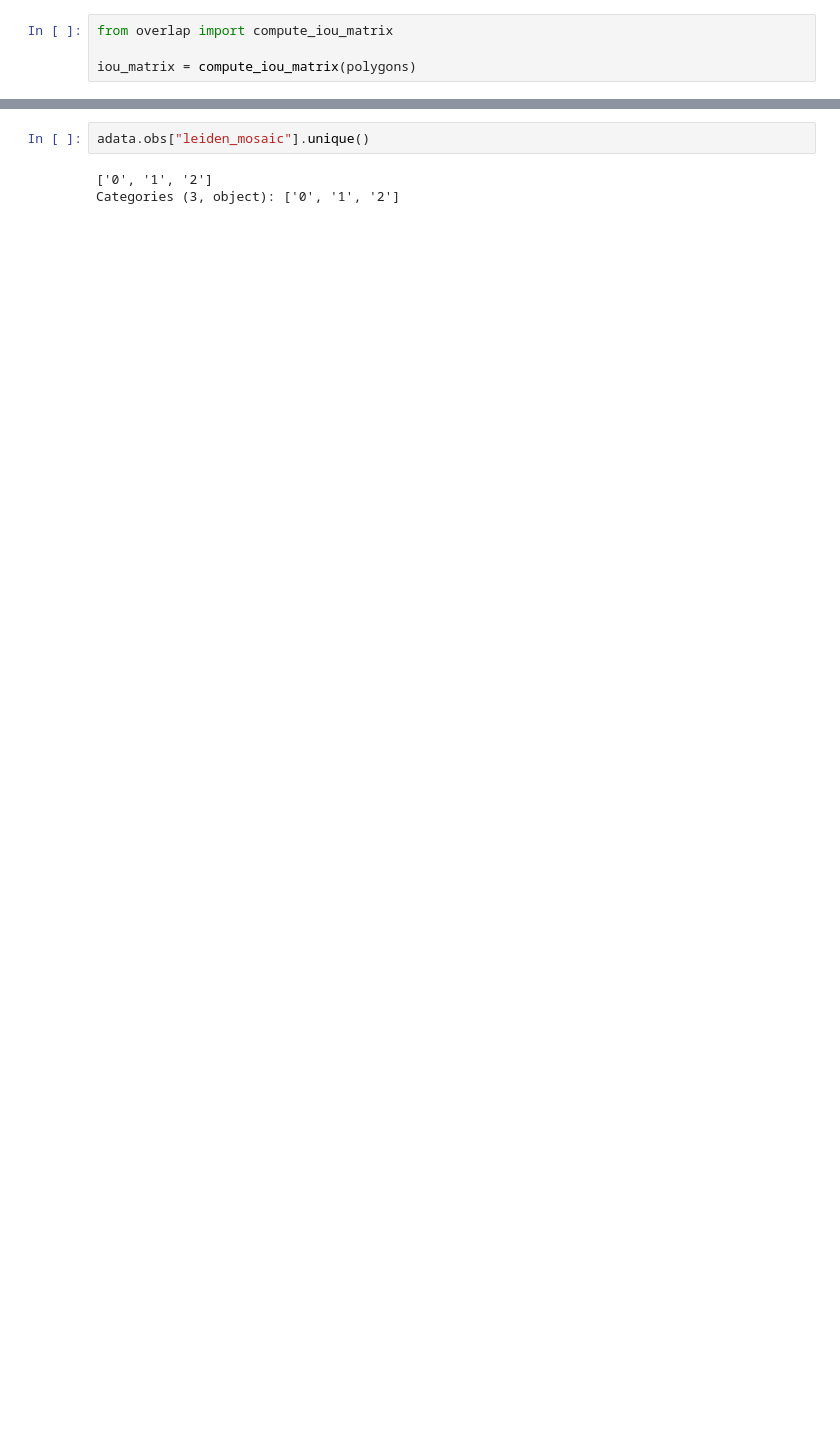
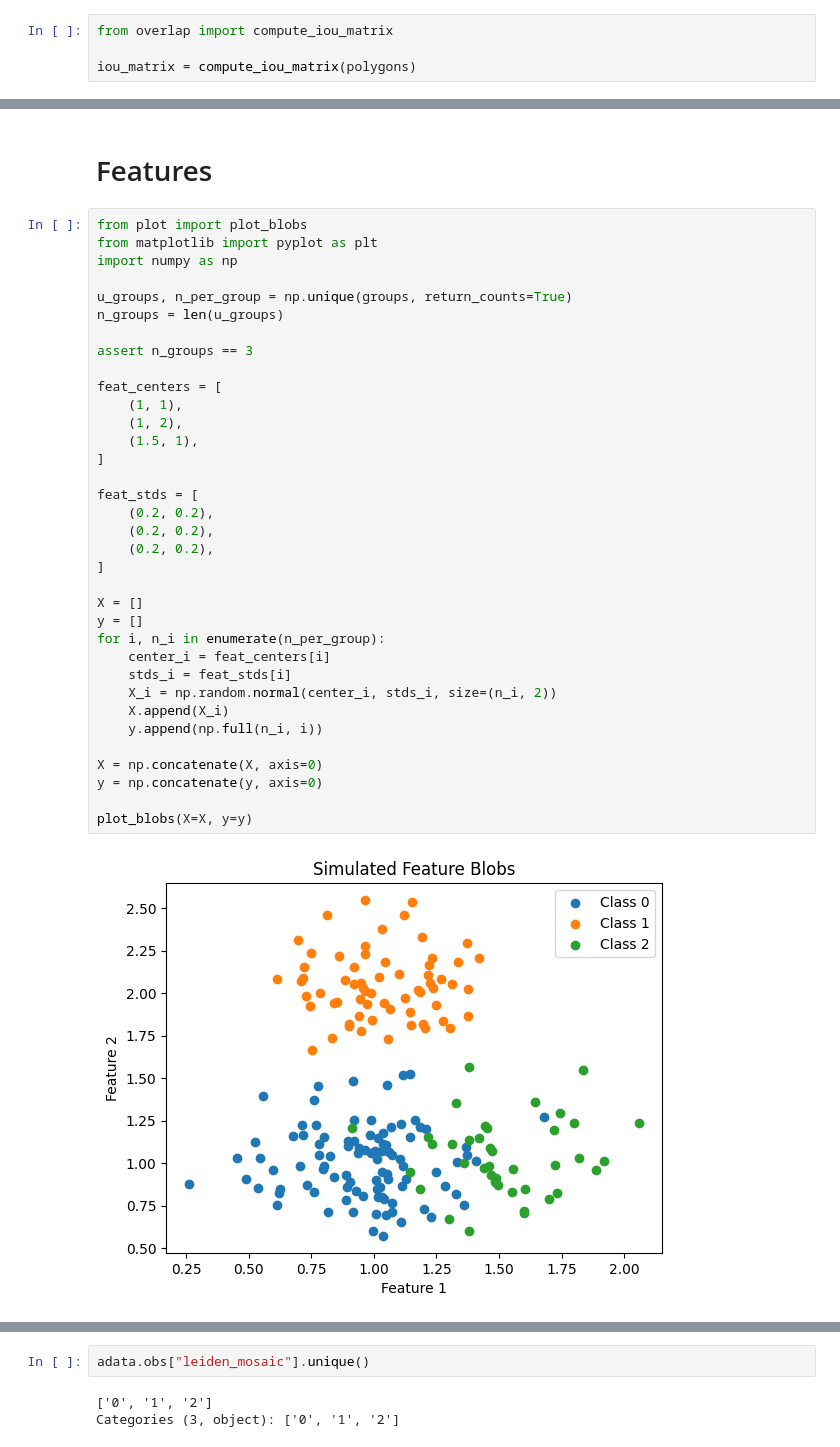
Before and after one commit to jonathanoesterle/toy_mosaics, a Jupyter notebook: dev_find_mosaic.ipynb, the cells around one changed output, grey strips where cells are left out. Cells and saved outputs as stored; diff of their text form; blank space fills up the shorter version.

```diff
--- a/dev_find_mosaic.ipynb
+++ b/dev_find_mosaic.ipynb
@@ -98,0 +49,39 @@ sc.pp.neighbors(adata, n_neighbors=15, use_rep='X', method='umap')
+# %% [markdown]
+# Features
+# %%
+from plot import plot_blobs
+from matplotlib import pyplot as plt
+import numpy as np
+
+u_groups, n_per_group = np.unique(groups, return_counts=True)
+n_groups = len(u_groups)
+
+assert n_groups == 3
+
+feat_centers = [
+    (1, 1),
+    (1, 2),
+    (1.5, 1),
+]
+
+feat_stds = [
+    (0.2, 0.2),
+    (0.2, 0.2),
+    (0.2, 0.2),
+]
+
+X = []
+y = []
+for i, n_i in enumerate(n_per_group):
+    center_i = feat_centers[i]
+    stds_i = feat_stds[i]
+    X_i = np.random.normal(center_i, stds_i, size=(n_i, 2))
+    X.append(X_i)
+    y.append(np.full(n_i, i))
+
+X = np.concatenate(X, axis=0)
+y = np.concatenate(y, axis=0)
+
+plot_blobs(X=X, y=y)
+# %% [output]
+[figure, added]
```
Also changed, not shown: parts of 24 cells of this notebook, 2 other files.
